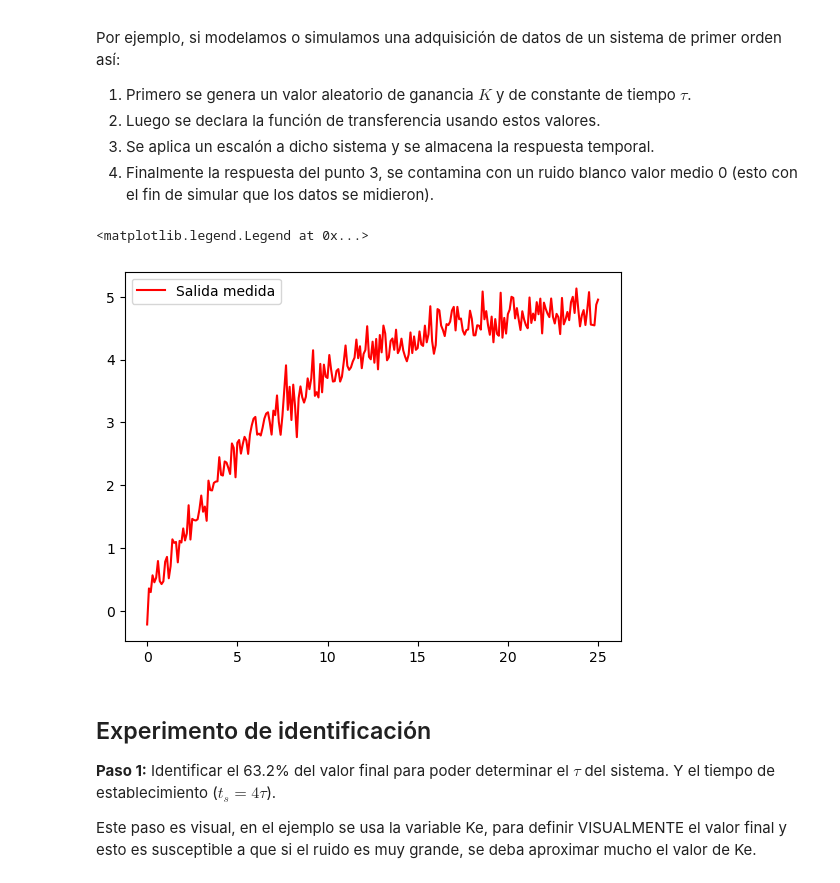
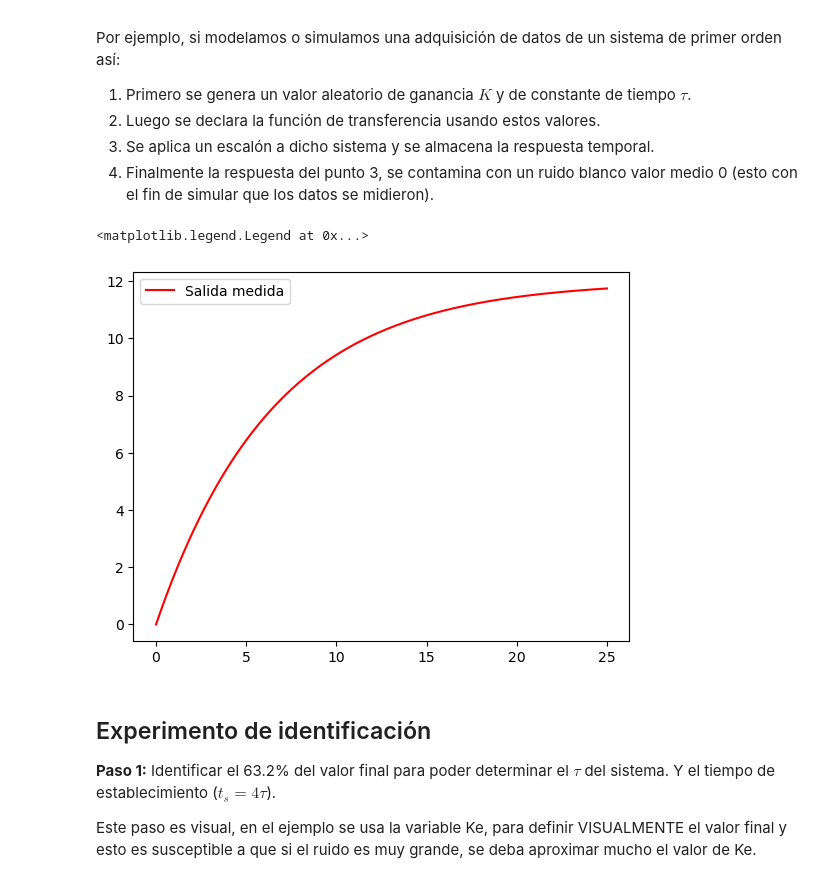
Before and after one commit to jairocuellar/System_identification, a Jupyter notebook: class_02_01.ipynb, the cells around one changed output. Saved outputs shown, nothing was run; the diff lists cells and outputs as text; code cells hidden in the pictures.

```diff
--- a/class_02_01.ipynb
+++ b/class_02_01.ipynb
@@ -47,30 +47,30 @@ Por ejemplo, si modelamos o simulamos una adquisición de datos de un sistema de
 # %%
 ## Respuesta típica de un sistema de primer orden con ruido
 ## Simulando el experimento de medición y captura de datos
 
-K = np.random.rand()*20       ## Amplitud aleatoria
-tao = np.random.rand()*18      ## tao aleatoria
-K = 5
-tao = 7.3
+#K = 1+np.random.rand()*20       ## Amplitud aleatoria
+#tao = np.random.rand()*12      ## tao aleatoria
+K = 12
+tao = 6.5
 tf = 25
 dt = 0.1
 t = np.linspace(0,tf,int(tf/dt)+1)
 
 g = control.tf(K,[tao,1])
 _,y = control.step_response(g,t)
 N = len(t)
 
 ## Simulacion de ruido para contaminar la señal de salida capturada "y"
-r = 0.2
+r = 0
 e = np.random.normal(0,r,size=N)
 
 ## Señal ruidosa yn
 yn = y+e
 plt.plot(t,yn,color = 'red')
 plt.legend(['Salida medida'])
 # %% [output]
 <matplotlib.legend.Legend at 0x...>
-[figure, old version]
+[figure, new version]
 # %% [markdown]
 ## Experimento de identificación
 
```
Also changed, not shown: parts of 5 cells of this notebook, 8 other files.
